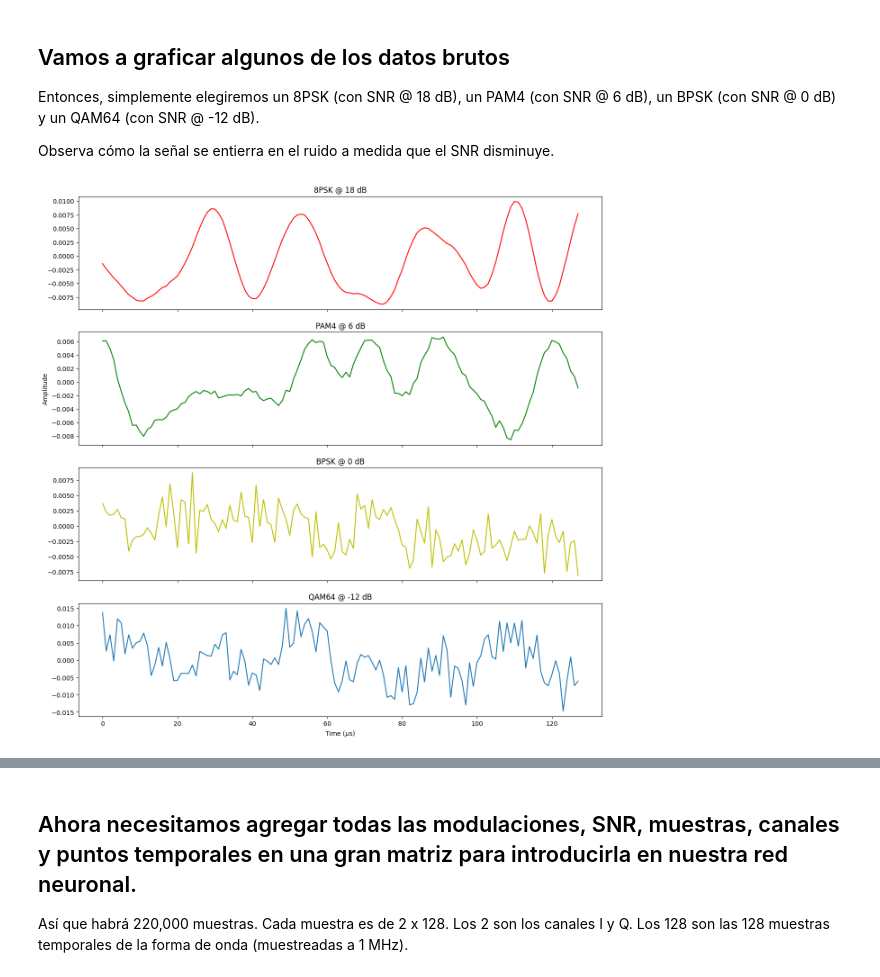
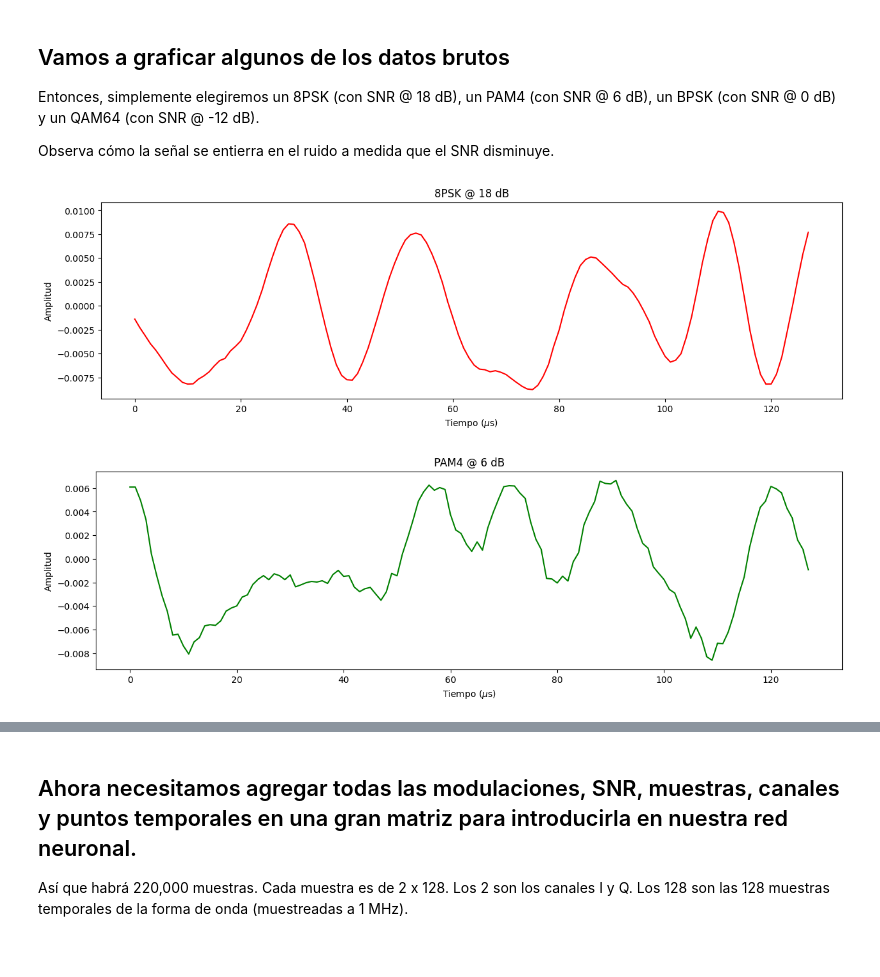
Before and after one commit to DavidELP17/TS3_ProyectoFinal, a Jupyter notebook: TS3_ProyectoFinal.ipynb, the cells around one changed output, grey strips where cells are left out. Cells and saved outputs as stored; diff of their text form; code cells hidden in the pictures.

```diff
--- a/TS3_ProyectoFinal.ipynb
+++ b/TS3_ProyectoFinal.ipynb
@@ -159,35 +152,27 @@ def reconstructSignal(s):
 Entonces, simplemente elegiremos un 8PSK (con SNR @ 18 dB), un PAM4 (con SNR @ 6 dB), un BPSK (con SNR @ 0 dB) y un QAM64 (con SNR @ -12 dB).
 
 Observa cómo la señal se entierra en el ruido a medida que el SNR disminuye.
-# %%
-# Plot some of the data
-nFigs = 4
-
-plt.figure(figsize=(15, 15))
-
-ax1 = plt.subplot(nFigs, 1, 1);
-plt.plot(reconstructSignal(Xd['8PSK', 18][2,:,:]), color='r');
-plt.title('8PSK @ 18 dB')
-
-ax2 = plt.subplot(nFigs, 1, 2, sharex=ax1);
-plt.plot(reconstructSignal(Xd['PAM4', 6][99,:,:]), color='g');
-plt.title('PAM4 @ 6 dB')
-
-plt.ylabel('Amplitude');
-
-ax3 = plt.subplot(nFigs, 1, 3, sharex=ax1)
-plt.plot(reconstructSignal(Xd['BPSK', 0][456,:,:]), color='y');
-plt.title('BPSK @ 0 dB')
-
-ax4 = plt.subplot(nFigs, 1, 4, sharex=ax1)
-plt.plot(reconstructSignal(Xd['QAM64', -12][32,:,:]));
-plt.title('QAM64 @ -12 dB')
-
-# We only need to show the xticks on the bottom subplot
-plt.setp(ax3.get_xticklabels(), visible=False)
-plt.setp(ax2.get_xticklabels(), visible=False)
-plt.setp(ax1.get_xticklabels(), visible=False)
-
-plt.xlabel(r'Time ($\mu$s)');
-# %% [output]
-[figure, removed]
+# %%
+# Graficar algunos de los datos
+plt.figure(figsize=(15, 4))  # Establecer el tamaño de la figura
+
+# Graficar la señal reconstruida para 8PSK con SNR de 18 dB
+plt.plot(reconstructSignal(Xd['8PSK', 18][2,:,:]), color='r');
+plt.title('8PSK @ 18 dB')
+
+plt.ylabel('Amplitud');  # Etiqueta para el eje Y
+plt.xlabel(r'Tiempo ($\mu$s)');  # Etiqueta para el eje X
+# %% [output]
+[figure, added]
+# %%
+# Graficar algunos de los datos
+plt.figure(figsize=(15, 4))  # Establecer el tamaño de la figura
+
+# Graficar la señal reconstruida para PAM4 con SNR de 6 dB
+plt.plot(reconstructSignal(Xd['PAM4', 6][99,:,:]), color='g');
+plt.title('PAM4 @ 6 dB')
+
+plt.ylabel('Amplitud');  # Etiqueta para el eje Y
+plt.xlabel(r'Tiempo ($\mu$s)');  # Etiqueta para el eje X
+# %% [output]
+[figure, added]
```
Also changed, not shown: parts of 19 cells of this notebook.
